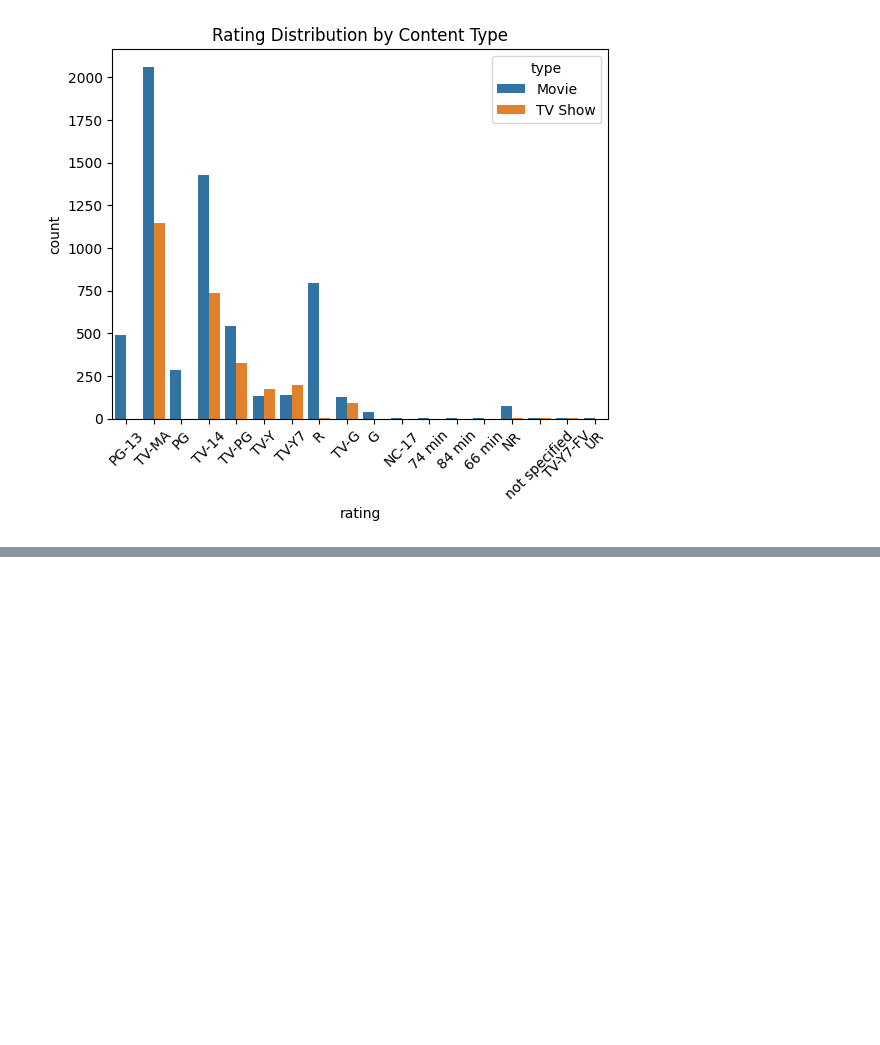
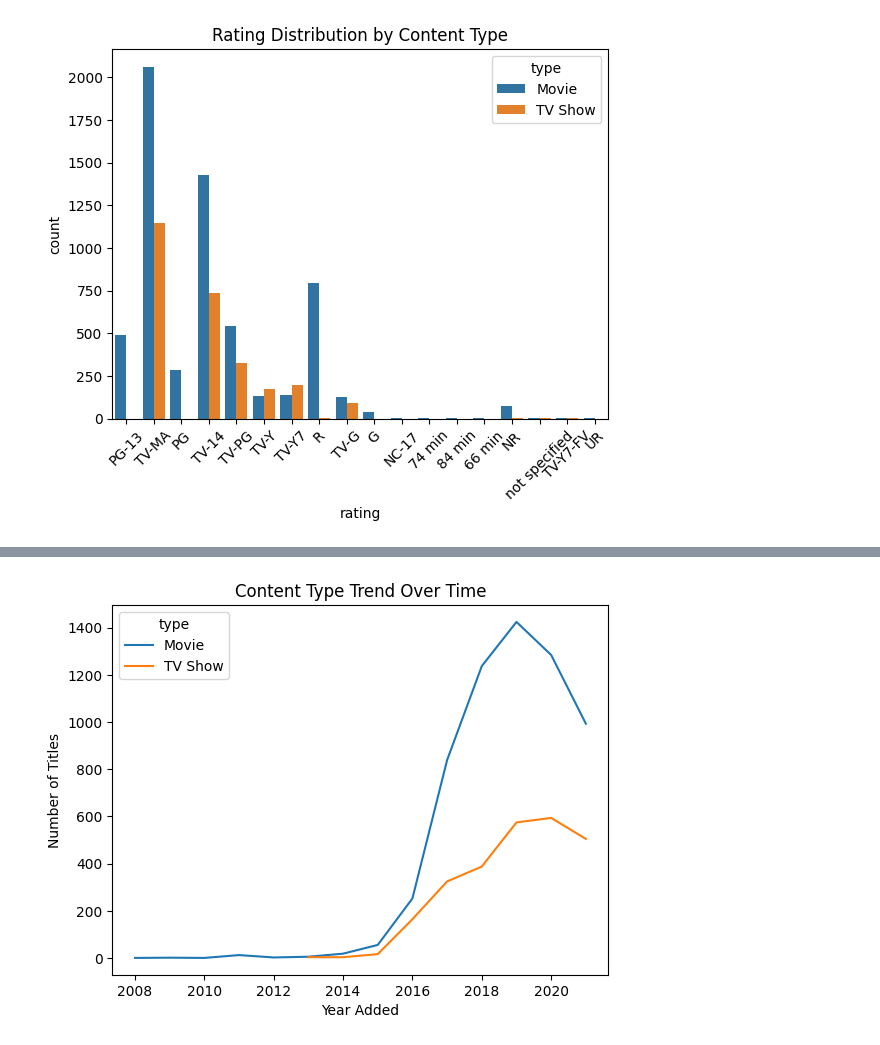
Before and after one commit to RahulSunnySatthu/MachineLearning, a Jupyter notebook: EDA_netflix_dataset.ipynb, the cells around one changed output, grey strips where cells are left out. Saved outputs shown, nothing was run; the diff lists cells and outputs as text; code cells hidden in the pictures; blank space fills up the shorter version.

```diff
--- a/EDA_netflix_dataset.ipynb
+++ b/EDA_netflix_dataset.ipynb
@@ -244,0 +256,8 @@ plt.show()
+# %%
+df.groupby(["year_added", "type"]).size().unstack().plot(kind="line")
+plt.title("Content Type Trend Over Time")
+plt.xlabel("Year Added")
+plt.ylabel("Number of Titles")
+plt.show()
+# %% [output]
+[figure, added]
```
Also changed, not shown: parts of 5 cells of this notebook.
